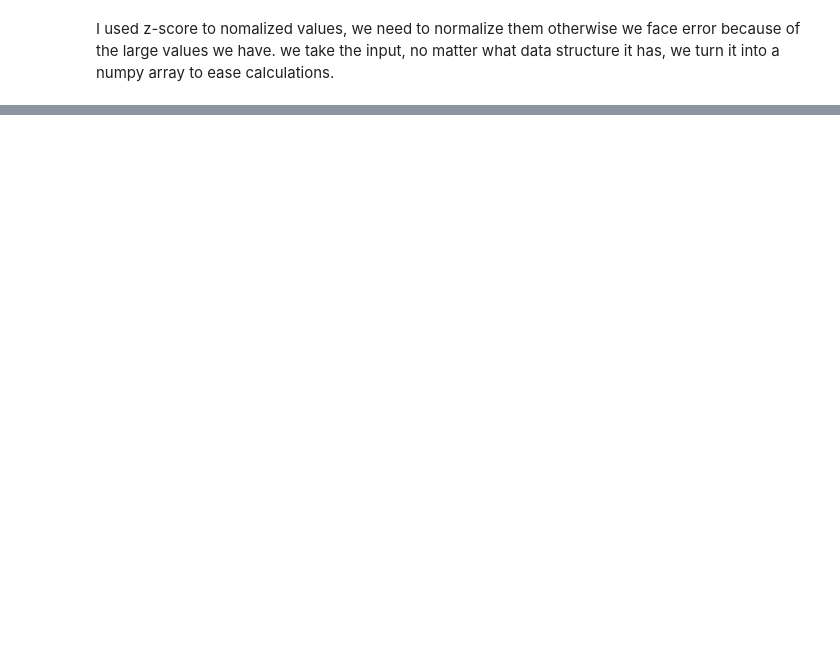
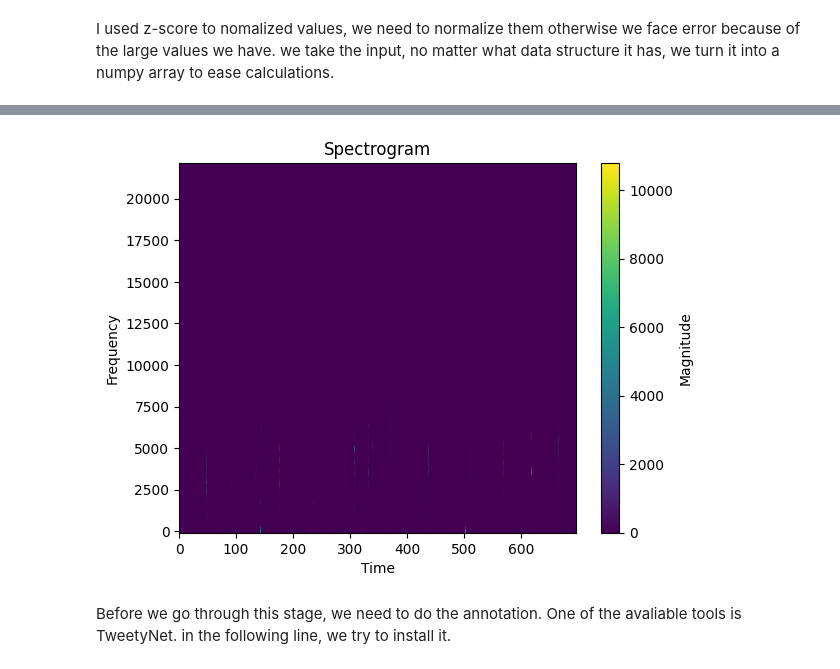
Before and after one commit to tmorovati/Bird-Garden, a Jupyter notebook: main.ipynb, the cells around one changed output, grey strips where cells are left out. Cells and saved outputs as stored; diff of their text form; code cells hidden in the pictures; blank space fills up the shorter version.

```diff
--- a/main.ipynb
+++ b/main.ipynb
@@ -365,0 +746,30 @@ except KeyError:
+# %%
+from scipy.signal import stft
+
+# Set the parameters for STFT
+fs = 44100  # Sampling frequency
+nperseg = 256  # Number of samples per segment
+noverlap = 128  # Number of overlapping samples
+
+# Calculate the STFT
+f, t, Zxx = stft(data, fs=fs, nperseg=nperseg, noverlap=noverlap)
+
+# f: Array of sample frequencies
+# t: Array of segment times
+# Zxx: 2D array of complex STFT coefficients
+
+# You can access the magnitude of the STFT coefficients using np.abs(Zxx)
+magnitude = np.abs(Zxx)
+
+
+plt.pcolormesh(t, f, magnitude)
+plt.xlabel('Time')
+plt.ylabel('Frequency')
+plt.colorbar(label='Magnitude')
+plt.title('Spectrogram')
+plt.show()
+# %% [output]
+[figure, added]
+# %% [markdown]
+Before we go through this stage, we need to do the annotation. One of the avaliable tools is TweetyNet.
+in the following line, we try to install it.
```
Also changed, not shown: parts of 32 cells of this notebook, 2 other files.
